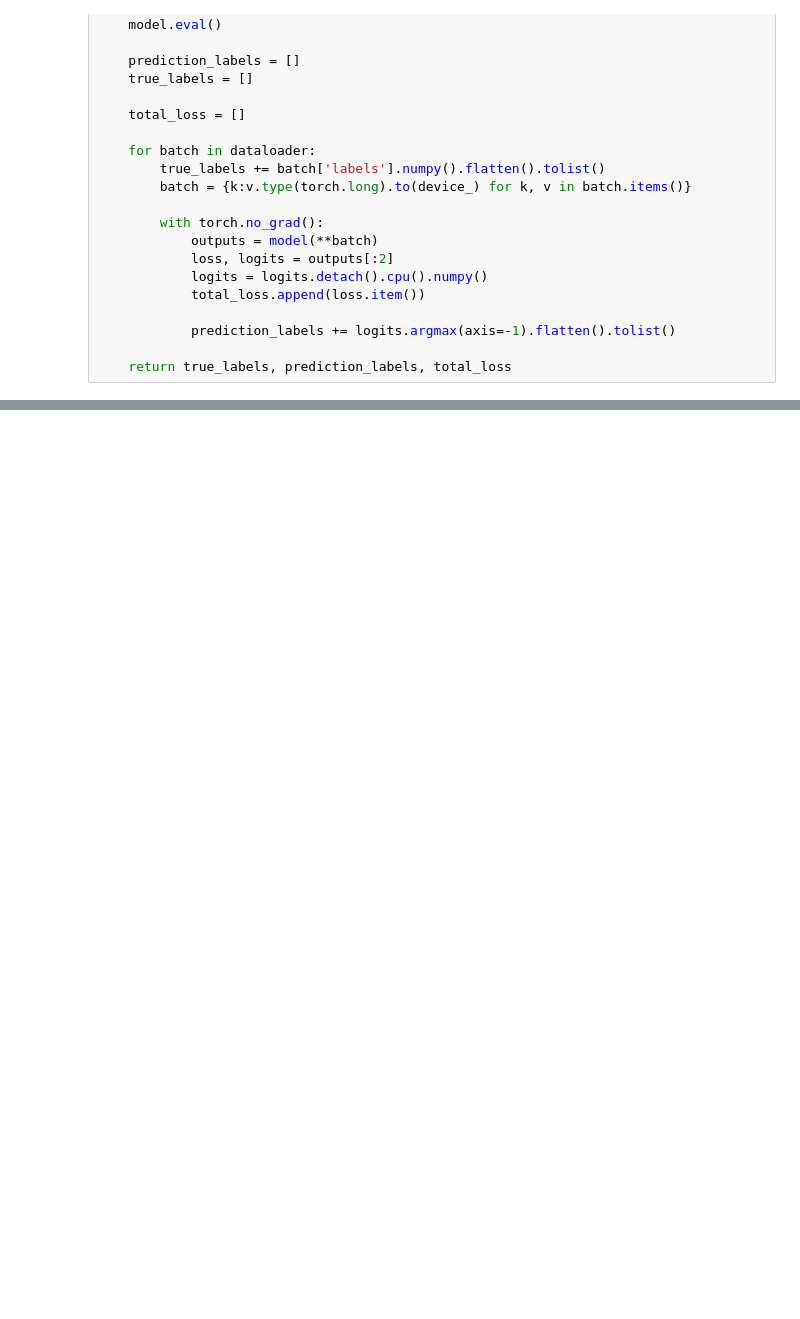
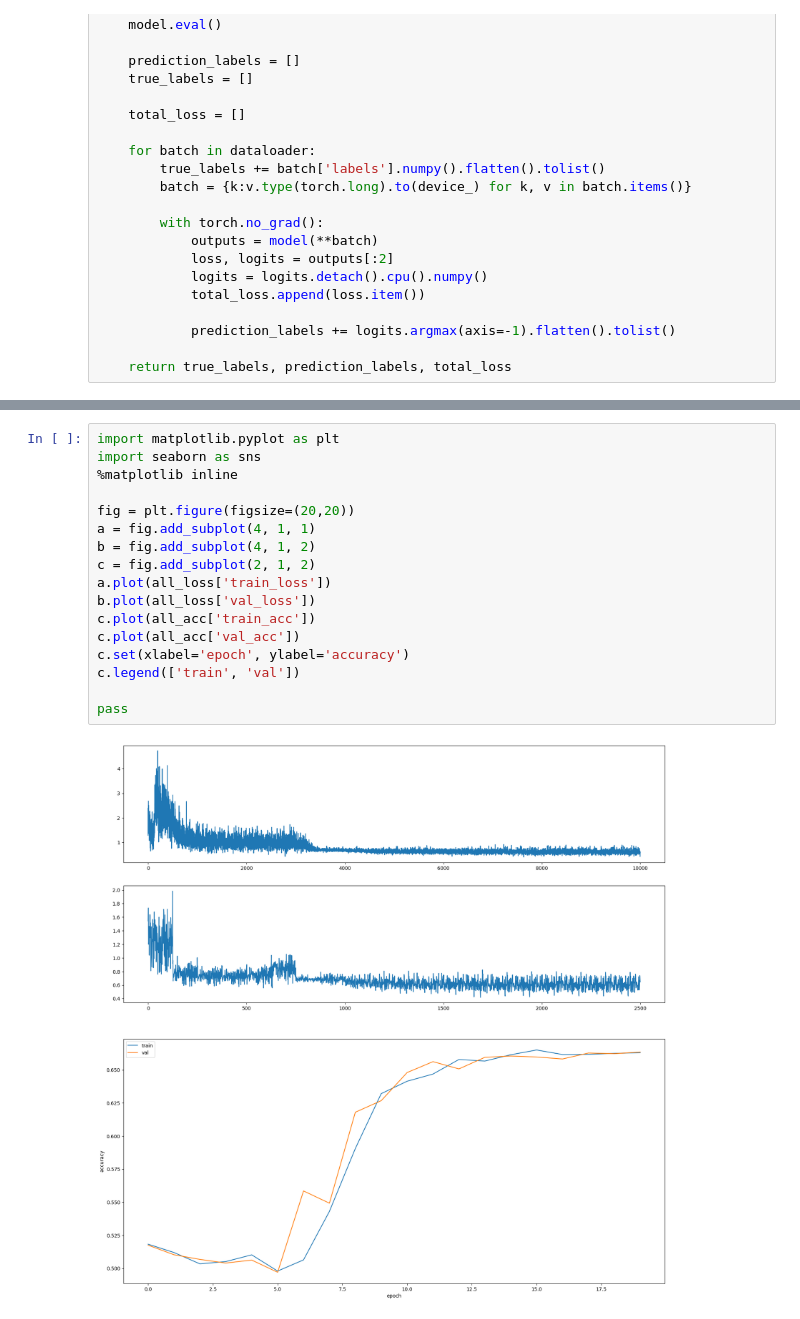
Before and after one commit to yinon2592/DL_Project_046211, a Jupyter notebook: section_a_seems_working.ipynb, the cells around one changed output, grey strips where cells are left out. Drawn from its saved outputs; the diff is of its cells as text; blank space fills up the shorter version.

```diff
--- a/section_a_seems_working.ipynb
+++ b/section_a_seems_working.ipynb
@@ -263,0 +285,19 @@ for epoch in range(total_epochs):
+# %%
+import matplotlib.pyplot as plt
+import seaborn as sns
+%matplotlib inline
+
+fig = plt.figure(figsize=(20,20))
+a = fig.add_subplot(4, 1, 1)
+b = fig.add_subplot(4, 1, 2)
+c = fig.add_subplot(2, 1, 2)
+a.plot(all_loss['train_loss'])
+b.plot(all_loss['val_loss'])
+c.plot(all_acc['train_acc'])
+c.plot(all_acc['val_acc'])
+c.set(xlabel='epoch', ylabel='accuracy')
+c.legend(['train', 'val'])
+
+pass
+# %% [output]
+[figure, added]
```
Also changed, not shown: parts of 3 cells of this notebook.
